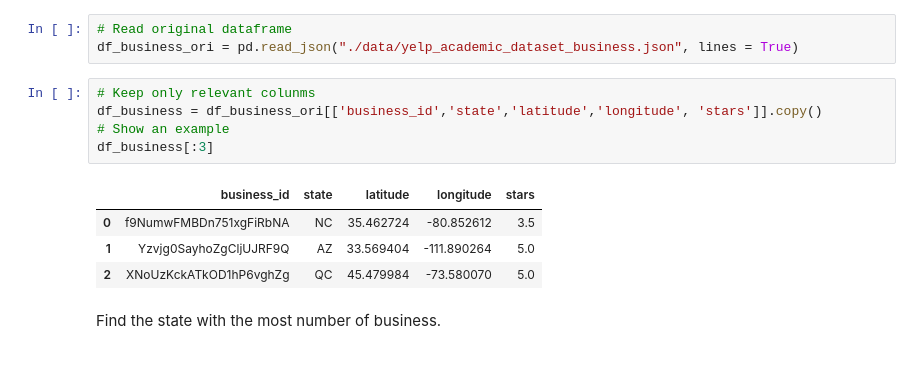
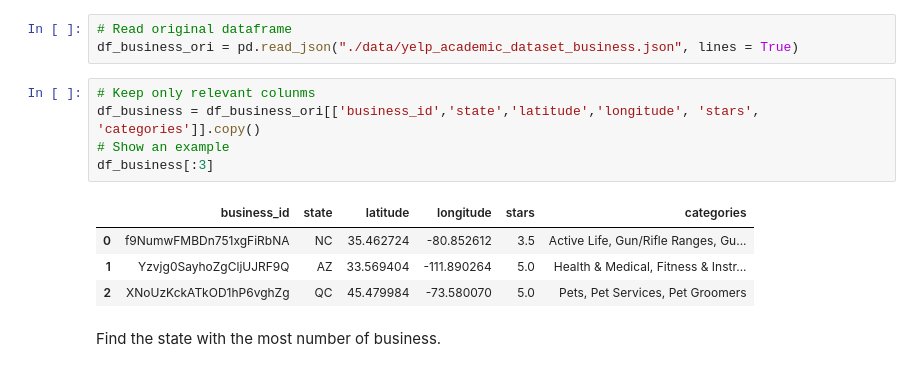
Before and after one commit to epfl-ada/ada-2020-project-milestone-p3-p3_kergagnant, a Jupyter notebook: P4_partA_DataWrangling.ipynb, the cells around one changed output. Saved outputs shown, nothing was run; the diff lists cells and outputs as text.

```diff
--- a/P4_partA_DataWrangling.ipynb
+++ b/P4_partA_DataWrangling.ipynb
@@ -16,14 +16,14 @@ Prepare the dataframe for business.
 df_business_ori = pd.read_json("./data/yelp_academic_dataset_business.json", lines = True)
 # %%
 # Keep only relevant colunms
-df_business = df_business_ori[['business_id','state','latitude','longitude', 'stars']].copy()
+df_business = df_business_ori[['business_id','state','latitude','longitude', 'stars', 'categories']].copy()
 # Show an example
 df_business[:3]
 # %% [output]
-|  | business_id | state | latitude | longitude | stars |
-| 0 | f9NumwFMBDn751xgFiRbNA | NC | 35.462724 | -80.852612 | 3.5 |
-| 1 | Yzvjg0SayhoZgCljUJRF9Q | AZ | 33.569404 | -111.890264 | 5.0 |
-| 2 | XNoUzKckATkOD1hP6vghZg | QC | 45.479984 | -73.580070 | 5.0 |
+|  | business_id | state | latitude | longitude | stars | categories |
+| 0 | f9NumwFMBDn751xgFiRbNA | NC | 35.462724 | -80.852612 | 3.5 | Active Life, Gun/Rifle Ranges, Gu... |
+| 1 | Yzvjg0SayhoZgCljUJRF9Q | AZ | 33.569404 | -111.890264 | 5.0 | Health & Medical, Fitness & Instr... |
+| 2 | XNoUzKckATkOD1hP6vghZg | QC | 45.479984 | -73.580070 | 5.0 | Pets, Pet Services, Pet Groomers |
 # %% [markdown]
 Find the state with the most number of business.
 # %% [markdown]
```
Also changed, not shown: parts of 1 cell of this notebook, 2 other files.
